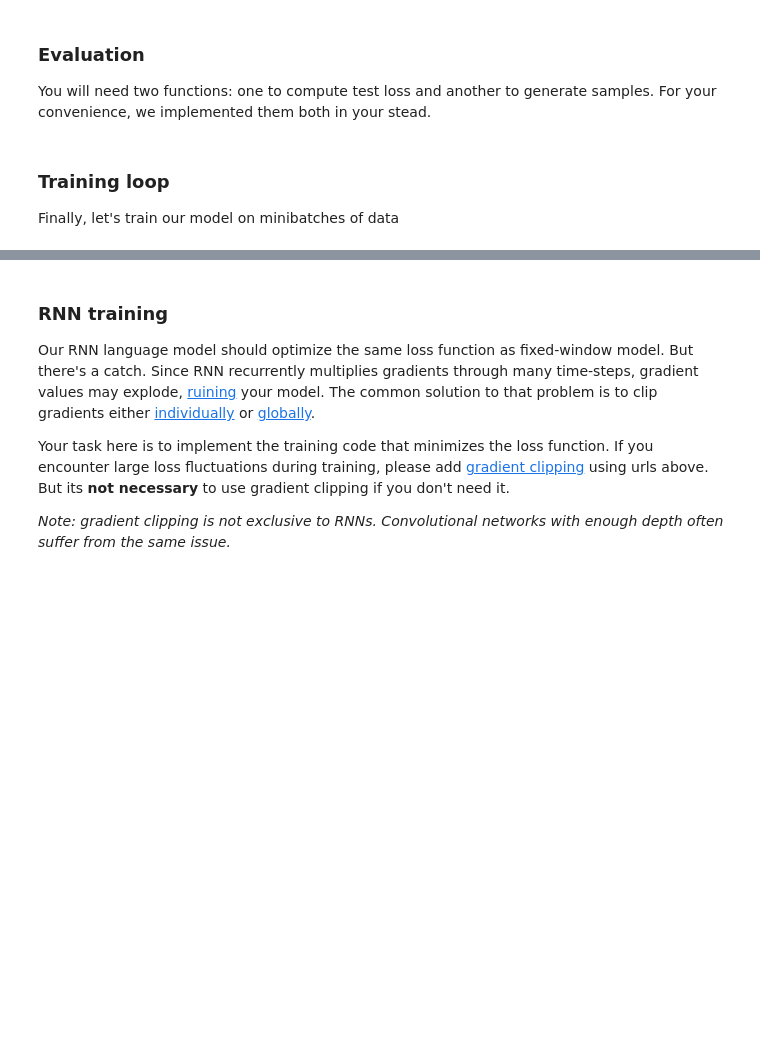
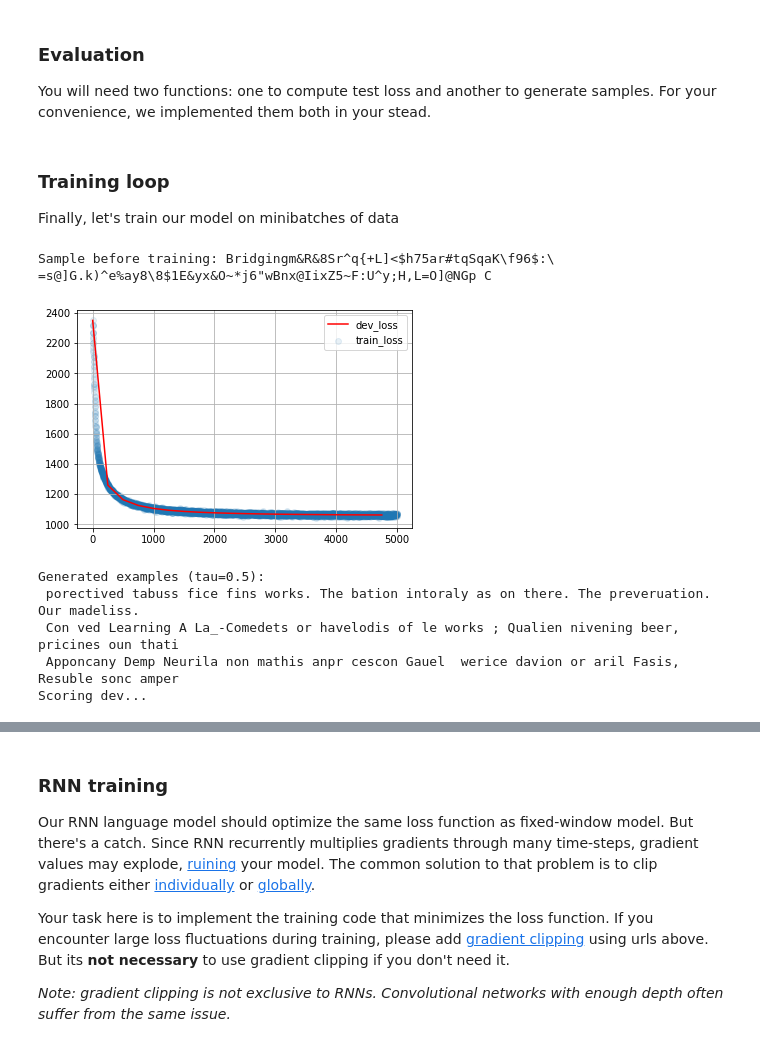
Before and after one commit to ivkrasovskiy/nlp_course, a Jupyter notebook: week03_lm/homework_pytorch.ipynb, the cells around one changed output, grey strips where cells are left out. Cells and saved outputs as stored; diff of their text form; code cells hidden in the pictures; blank space fills up the shorter version.

```diff
--- a/week03_lm/homework_pytorch.ipynb
+++ b/week03_lm/homework_pytorch.ipynb
@@ -92,7 +111,7 @@ import torch.nn as nn
 import torch.nn.functional as F
 # %%
 class FixedWindowLanguageModel(nn.Module):
-    def __init__(self, n_tokens=n_tokens, emb_size=16, hid_size=64):
+    def __init__(self, n_tokens=n_tokens, emb_size=100, hid_size=64, window_size=10):
         """
         A fixed window model that looks on at least 5 previous symbols.
 
@@ -108,9 +127,11 @@ class FixedWindowLanguageModel(nn.Module):
         super().__init__() # initialize base class to track sub-layers, trainable variables, etc.
 
         # YOUR CODE - create layers/variables and any metadata you want, e.g. self.emb = L.Embedding(...)
-
-        <...>
-
+        self.emb = nn.Embedding(num_embeddings=n_tokens, embedding_dim=emb_size)
+        self.padding = nn.ZeroPad2d((window_size-1,0,0,0))
+        self.conv = nn.Conv1d(emb_size, hid_size, window_size, 1, padding='valid')
+        self.relu = nn.ReLU()
+        self.fc = nn.Linear(hid_size, n_tokens, True)
         #END OF YOUR CODE
 
     def __call__(self, input_ix):
@@ -124,12 +145,19 @@ class FixedWindowLanguageModel(nn.Module):
          and *embeddings* use [batch, length, channels] tensors. Use tensor.permute(...) to adjust shapes.
 
         """
-        # YOUR CODE - apply layers, see docstring above
-        return <...> # output tensor should be of shape [batch_size, sequence_length, n_tokens]
+        # print(f'source shape (N, sentence_len): {input_ix.shape}')
+        batch = self.emb(input_ix)
+        # print(f'embedded shape (N, sentence_len, embedded dim): {batch.shape}')
+        batch = self.padding(batch.permute(0,2,1))
+        # print(f'padded shape (N, embedded dim, sentence_len): {batch.shape}')
+        batch = self.conv(batch)
+        batch = self.relu(batch)
+        # print((f'conv shape (N, embedded dim, sentence_len): {batch.shape}'))
+        return self.fc(batch.permute(0,2,1)) # output tensor should be of shape [batch_size, sequence_length, n_tokens]
 
     def get_possible_next_tokens(self, prefix=BOS, temperature=1.0, max_len=100):
         """ :returns: probabilities of next token, dict {token : prob} for all tokens """
-        prefix_ix = torch.as_tensor(to_matrix([prefix]), dtype=torch.int64)
+        prefix_ix = torch.as_tensor(to_matrix([prefix]), dtype=torch.int64).to(device)
         with torch.no_grad():
             probs = torch.softmax(self(prefix_ix)[0, -1], dim=-1).cpu().numpy()  # shape: [n_tokens]
         return dict(zip(tokens, probs))
@@ -176,7 +219,6 @@ def compute_loss(model, input_ix):
     """
     input_ix = torch.as_tensor(input_ix, dtype=torch.int64)
 
-
     logits = model(input_ix[:, :-1])
     reference_answers = input_ix[:, 1:]
 
@@ -185,9 +227,13 @@ def compute_loss(model, input_ix):
     # predicting actual tokens and first EOS do count. Subsequent EOS-es don't
     # you may or may not want to use the compute_mask function from above.
 
-    <YOUR CODE>
+    logit_mask = compute_mask(reference_answers)
 
-    return <YOUR CODE: return scalar loss>
+    # log_softmax = nn.functional.log_softmax(logits, dim=2) # wrong
+    # return -(torch.take(log_softmax, reference_answers)*logit_mask).sum()/len(input_ix)  # wrong
+    # -(nn.functional.nll_loss(log_softmax.permute(0,2,1), reference_answers, reduce=False)*logit_mask).sum()/len(input_ix) # right
+
+    return (nn.functional.cross_entropy(logits.permute(0,2,1), reference_answers, reduce=False)*logit_mask).sum()/len(input_ix)
 # %%
 loss_1 = compute_loss(dummy_model, to_matrix(dummy_lines, max_len=15))
 loss_2 = compute_loss(dummy_model, to_matrix(dummy_lines, max_len=16))
@@ -205,6 +251,7 @@ def score_lines(model, dev_lines, batch_size):
     with torch.no_grad():
         for i in range(0, len(dev_lines), batch_size):
             batch_ix = to_matrix(dev_lines[i: i + batch_size])
+            batch_ix = torch.tensor(batch_ix).to(device)
             dev_loss_num += compute_loss(model, batch_ix).item() * len(batch_ix)
             dev_loss_len += len(batch_ix)
     return dev_loss_num / dev_loss_len
@@ -240,42 +287,53 @@ train_lines, dev_lines = train_test_split(lines, test_size=0.25, random_state=42
 batch_size = 256
 score_dev_every = 250
 train_history, dev_history = [], []
-model = FixedWindowLanguageModel()
-opt = torch.optim.Adam(model.parameters())
-
+model = FixedWindowLanguageModel(emb_size=100, hid_size=128)
+opt = torch.optim.Adam(model.parameters(), lr=1e-4)
+device = "cuda:0" if torch.cuda.is_available() else "cpu"
 # hint: if you ever wanted to switch to cuda, do it now.
+model.to(device)
 
 # score untrained model
 dev_history.append((0, score_lines(model, dev_lines, batch_size)))
 print("Sample before training:", generate(model, 'Bridging'))
+# %% [output]
+Sample before training: Bridgingm&R&8Sr^q{+L]<$h75ar#tqSqaK\f96$:\ =s@]G.k)^e%ay8\8$1E&yx&O~*j6"wBnx@IixZ5~F:U^y;H,L=O]@NGp C
 # %%
 from IPython.display import clear_output
 from random import sample
 from tqdm import trange
 
+model.train()
 for i in trange(len(train_history), 5000):
     batch = to_matrix(sample(train_lines, batch_size))
-
+    batch = torch.tensor(batch).to(device)
 
     loss_i = compute_loss(model, batch)
 
     opt.zero_grad()
     loss_i.backward()
     opt.step()
 
     train_history.append((i, loss_i.item()))
 
     if (i + 1) % 50 == 0:
         clear_output(True)
         plt.scatter(*zip(*train_history), alpha=0.1, label='train_loss')
         if len(dev_history):
             plt.plot(*zip(*dev_history), color='red', label='dev_loss')
         plt.legend(); plt.grid(); plt.show()
         print("Generated examples (tau=0.5):")
         for _ in range(3):
-            print(generate(model, temperature=0.5))
+            print(generate(model, temperature=0.8))
 
     if (i + 1) % score_dev_every == 0:
         print("Scoring dev...")
         dev_history.append((i, score_lines(model, dev_lines, batch_size)))
         print('#%i Dev loss: %.3f' % dev_history[-1])
+# %% [output]
+[figure, added]
+Generated examples (tau=0.5):
+ porectived tabuss fice fins works. The bation intoraly as on there. The preveruation. Our madeliss.
+ Con ved Learning A La_-Comedets or havelodis of le works ; Qualien nivening beer, pricines oun thati
+ Apponcany Demp Neurila non mathis anpr cescon Gauel  werice davion or aril Fasis, Resuble sonc amper
+Scoring dev...
```
Also changed, not shown: parts of 18 cells of this notebook, 3 other files.
